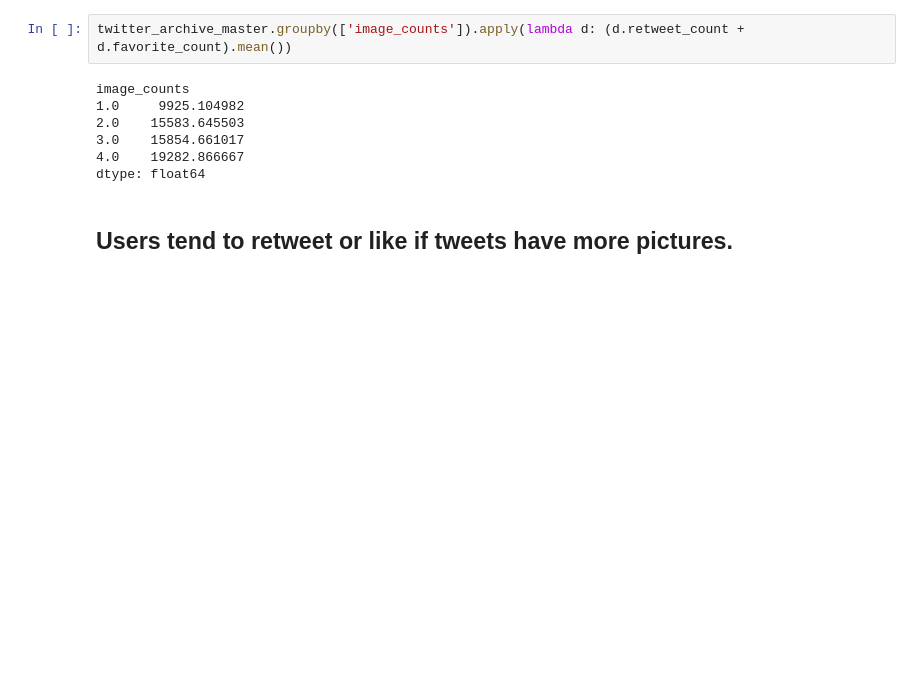
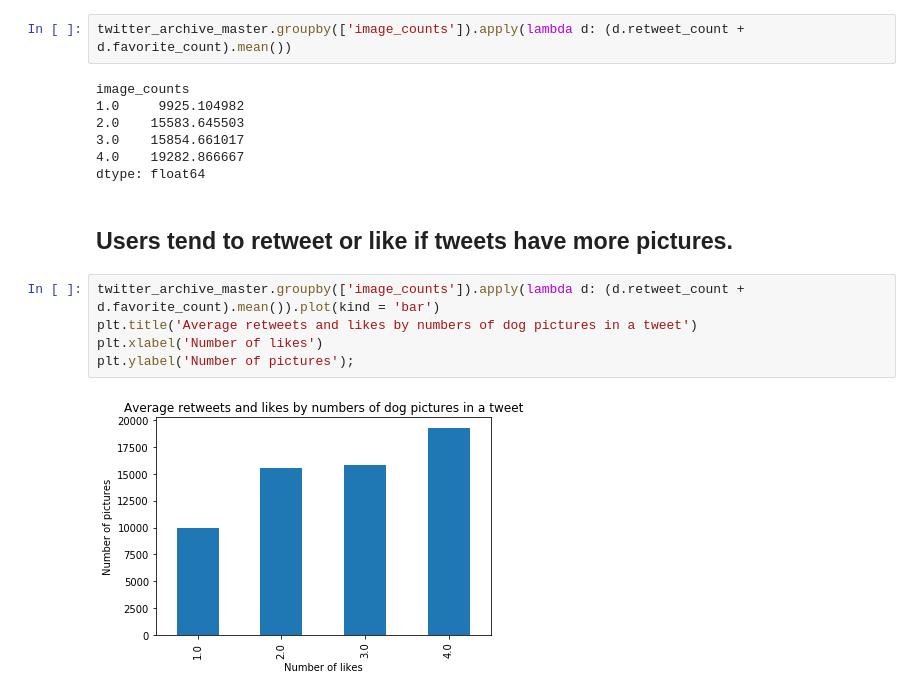
Before and after one commit to uminomuneaki/Analyze-WeRateDogs-with-tweepy, a Jupyter notebook: wrangle_act.ipynb, the cells around one changed output. Drawn from its saved outputs; the diff is of its cells as text; blank space fills up the shorter version.

```diff
--- a/wrangle_act.ipynb
+++ b/wrangle_act.ipynb
@@ -1001,3 +1017,10 @@ image_counts
 dtype: float64
 # %% [markdown]
 ## Users tend to retweet or like if tweets have more pictures.
+# %%
+twitter_archive_master.groupby(['image_counts']).apply(lambda d: (d.retweet_count + d.favorite_count).mean()).plot(kind = 'bar')
+plt.title('Average retweets and likes by numbers of dog pictures in a tweet')
+plt.xlabel('Number of likes')
+plt.ylabel('Number of pictures');
+# %% [output]
+[figure, added]
```
Also changed, not shown: parts of 4 cells of this notebook.
